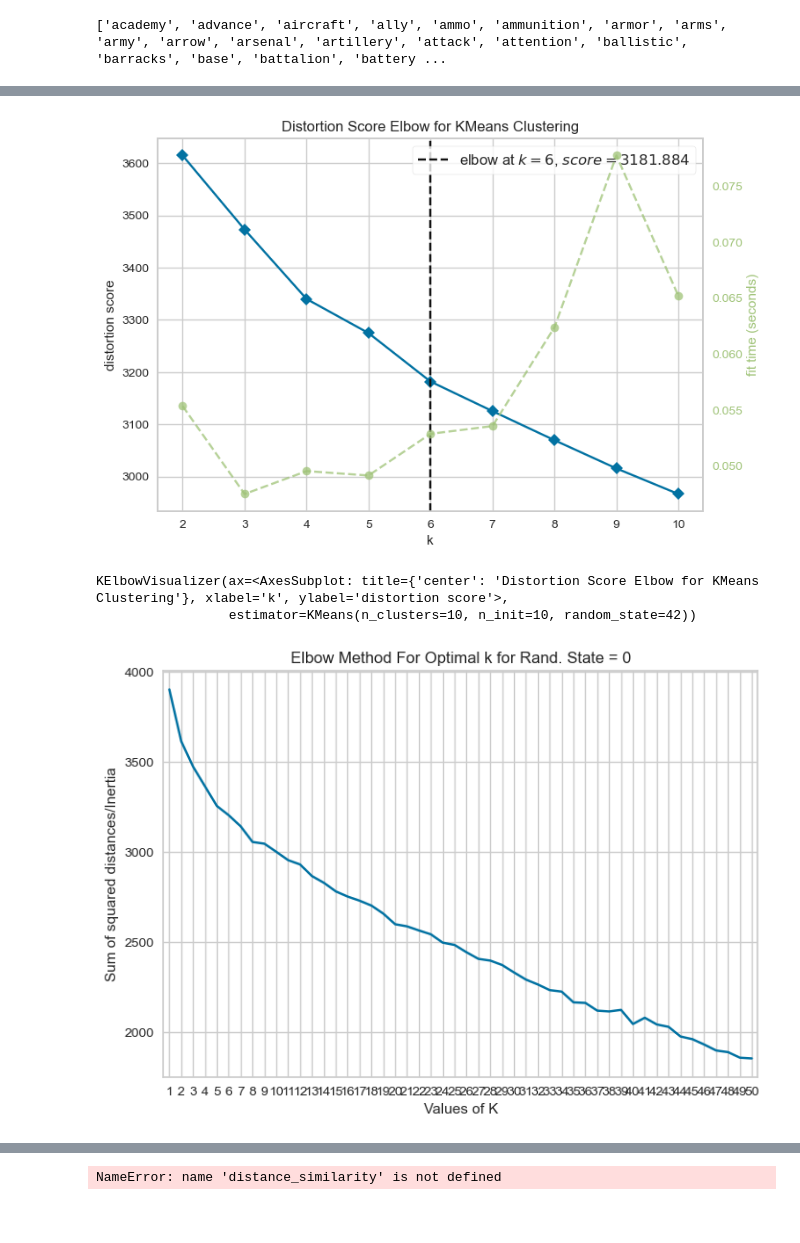
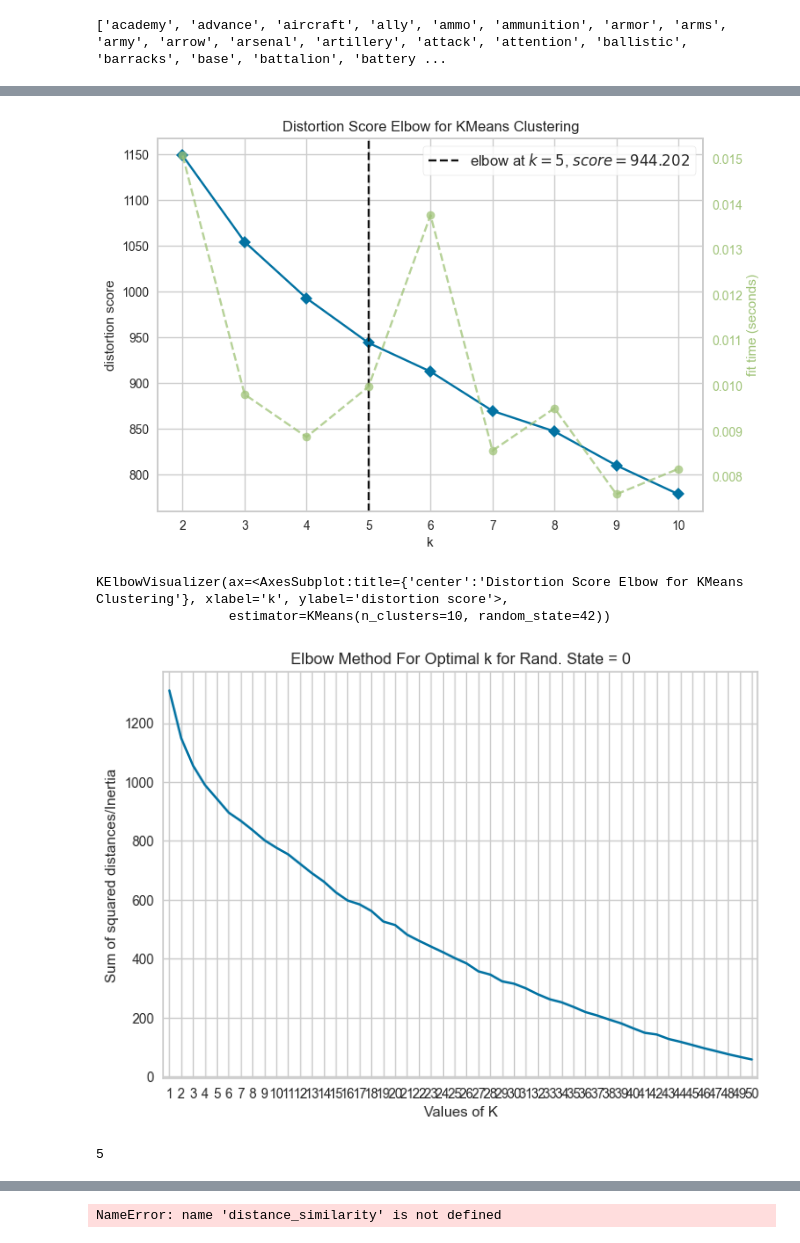
Before and after one commit to ani11452/Steering-Natural-Langauge-Generation, a Jupyter notebook: gen_words.ipynb, the cells around one changed output, grey strips where cells are left out. Saved outputs shown, nothing was run; the diff lists cells and outputs as text; code cells hidden in the pictures; blank space fills up the shorter version.

```diff
--- a/gen_words.ipynb
+++ b/gen_words.ipynb
@@ -55,4 +55,5 @@ word_bank_large = ["2g1c","acrotomophilia","anal","anilingus","anus","apeshit","
 # %%
-word_bank = set(word_bank_small).union(set(word_bank_large))
+#word_bank = set(word_bank_small).union(set(word_bank_large))
+word_bank = word_bank_small
 len(word_bank)
 # %% [output]
@@ -62,18 +63,21 @@ len(word_bank)
 
 num_words = 0
 final_word_bank = []
+print(len(word_bank))
 for word in word_bank:
     word = word.lower()
     if word in GloVe:
         final_word_bank.append(word)
-
+    else:
+        print(word)
 
 wb_embeddings = torch.zeros((len(final_word_bank), 100))
 
 for i, word in enumerate(final_word_bank):
     if word.lower() in GloVe:
         wb_embeddings[i] = GloVe[word.lower()]
-
+    else:
+        print(word)
 word_bank = final_word_bank
 wb_embeddings.size()
 # %% [output]
@@ -83,7 +88,7 @@ torch.Size([195, 100])
 
 word_vectors = wb_embeddings
 print(word_vectors.shape)
-num_clusters = 7
+num_clusters = 5
 
 clusterer = KMeans(n_clusters=num_clusters, n_init=10, random_state=42)
 clusterer.fit(word_vectors)
@@ -101,8 +103,8 @@ torch.Size([195, 100])
 # %%
 Sum_of_squared_distances = []
 K = range(1,11)
-for num_clusters in K :
-    kmeans = KMeans(n_clusters=num_clusters, n_init=10, random_state=42)
+for n_clusters in K :
+    kmeans = KMeans(n_clusters=n_clusters, n_init=10, random_state=42)
     kmeans.fit(word_vectors)
     Sum_of_squared_distances.append(kmeans.inertia_)
 plt.plot(K,Sum_of_squared_distances,'bx-')
@@ -117,25 +120,27 @@ plt.show()
 # %%
 kelbow_visualizer(kmeans, word_vectors.numpy())
 # %% [output]
-[figure, old version]
+[figure, new version]
-KElbowVisualizer(ax=<AxesSubplot: title={'center': 'Distortion Score Elbow for KMeans Clustering'}, xlabel='k', ylabel='distortion score'>,
-                 estimator=KMeans(n_clusters=10, n_init=10, random_state=42))
+KElbowVisualizer(ax=<AxesSubplot:title={'center':'Distortion Score Elbow for KMeans Clustering'}, xlabel='k', ylabel='distortion score'>,
+                 estimator=KMeans(n_clusters=10, random_state=42))
 # %%
 Sum_of_squared_distances = []
 K = range(1,51)
-for num_clusters in K :
-    kmeans = KMeans(n_clusters=num_clusters, n_init=10, random_state=0)
+for n_clusters in K :
+    kmeans = KMeans(n_clusters=n_clusters, n_init=10, random_state=0)
     kmeans.fit(word_vectors)
     Sum_of_squared_distances.append(kmeans.inertia_)
 plt.plot(K,Sum_of_squared_distances,'bx-')
 plt.xlabel('Values of K')
 plt.xlim(0.5, 50.5)
 plt.xticks([i for i in range(1, 51)])
 plt.ylabel('Sum of squared distances/Inertia')
 plt.title('Elbow Method For Optimal k for Rand. State = 0')
 plt.show()
+print(num_clusters)
 # %% [output]
-[figure, old version]
+[figure, new version]
+5
 # %%
 kelbow_visualizer(kmeans, word_vectors.numpy())
 # %% [output]
```
Also changed, not shown: parts of 21 cells of this notebook, 3 other files.
